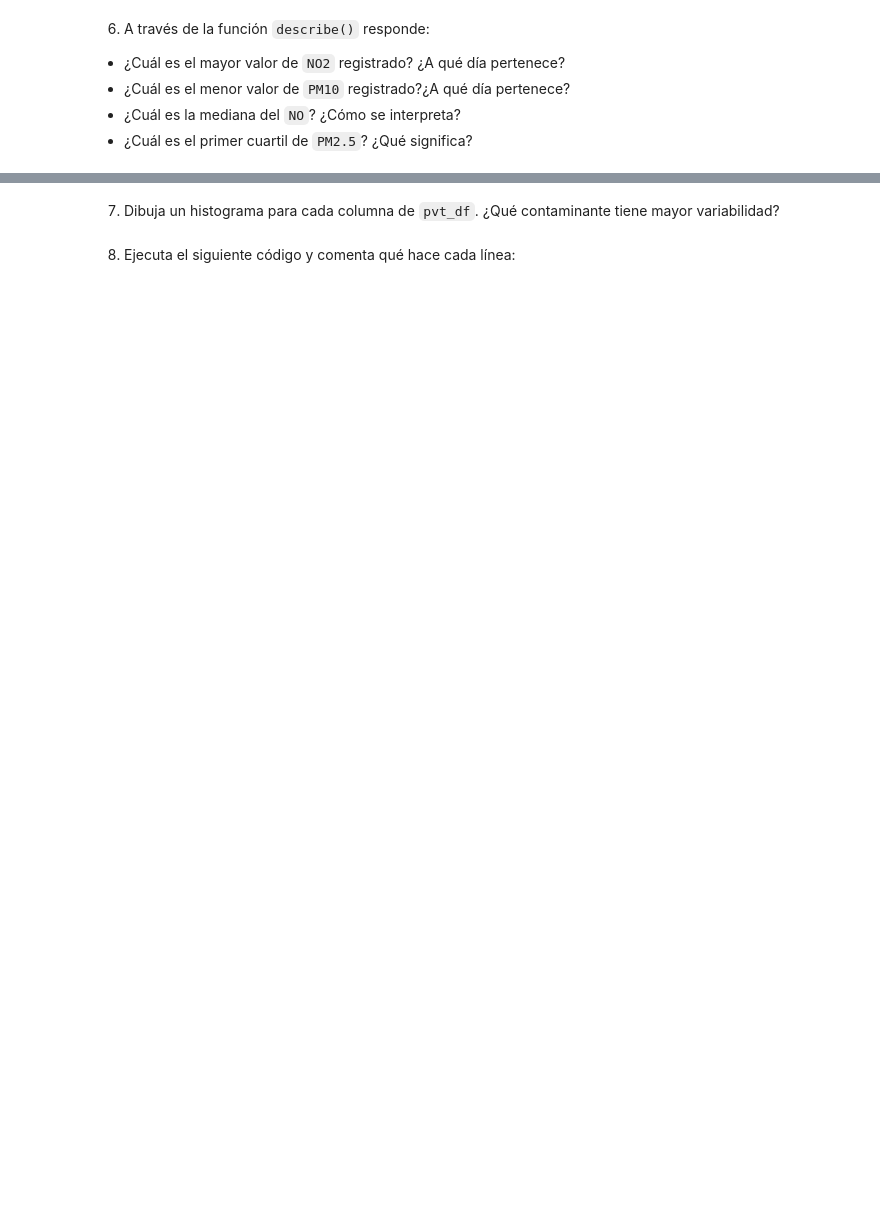
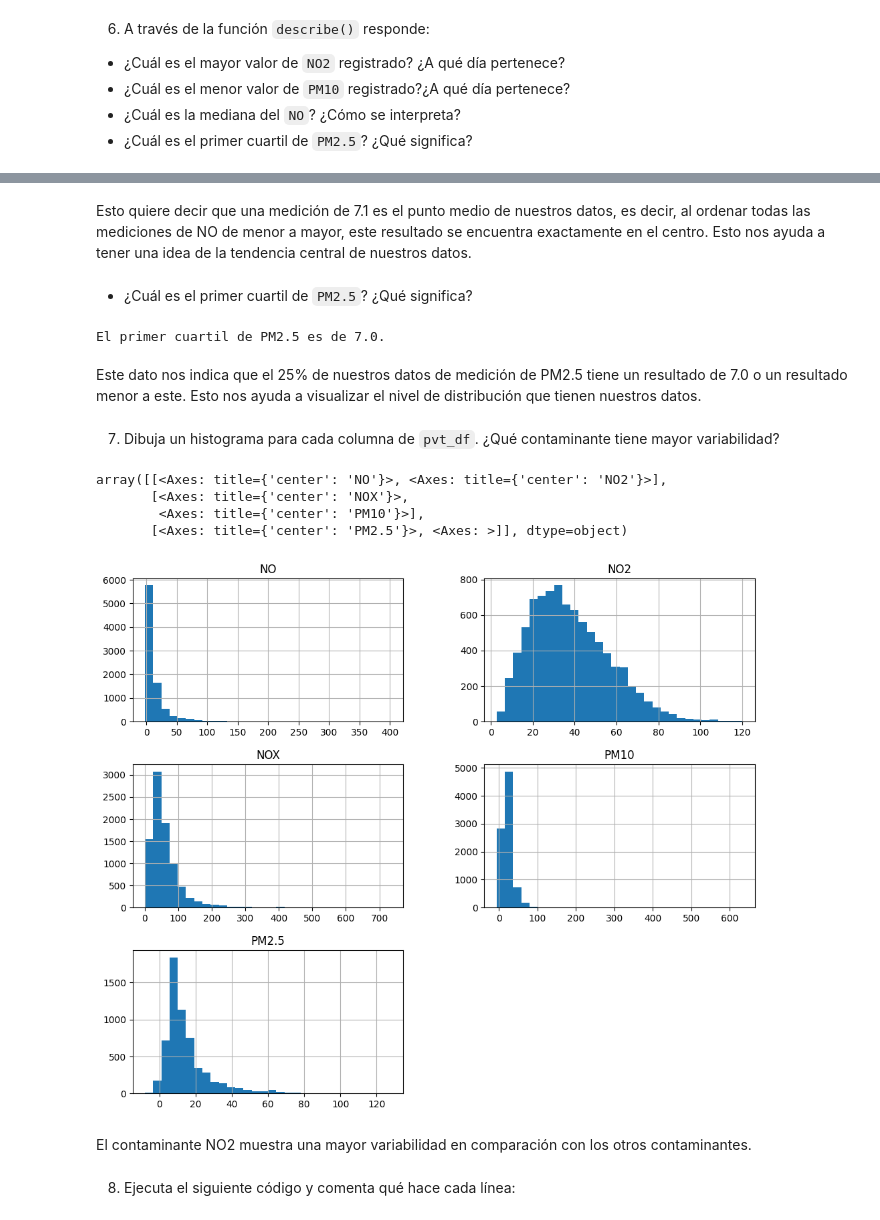
Before and after one commit to CarlosRochaCx/MNA, a Jupyter notebook: Actividad2analisisPandas_A01796914.ipynb, the cells around one changed output, grey strips where cells are left out. Cells and saved outputs as stored; diff of their text form; code cells hidden in the pictures; blank space fills up the shorter version.

```diff
--- a/Actividad2analisisPandas_A01796914.ipynb
+++ b/Actividad2analisisPandas_A01796914.ipynb
@@ -34,3 +34,7 @@ Los datos se recopilaron en una ubicación de Londres durante todo el año 2017.
 1.	Descarga el archivo: `LaqnData.csv` y guarda, en un dataframe (`air_df`), todos sus registros.
 *   Observa la estructura y contenido del dataframe con los atributos y métodos estudiados (`shape`, `columns`, `head()`, `tail()`, `dtypes`)
 *   Calcula el porcentaje de valores faltantes por columna.
+# %%
+import pandas as pd
+
+air_df = pd.read_csv('/content/drive/MyDrive/Colab Notebooks/MNA - Maestría en Inteligencia Artificial Aplicada/Ciencia y Analítica de Datos/Actividad 2/LaqnData.csv')
@@ -44,0 +143,7 @@ Los datos se recopilaron en una ubicación de Londres durante todo el año 2017.
+# %%
+columnas_sin_valor = air_df.columns[air_df.nunique() == 1]
+
+print(f'Las columnas sin valor informativo son: {columnas_sin_valor.values}')
+
+#Elimínalas del dataframe
+air_df = air_df.drop(columns=['Site','Provisional or Ratified'])
@@ -44,0 +154,6 @@ Los datos se recopilaron en una ubicación de Londres durante todo el año 2017.
+# %%
+t_units = air_df['Units'].unique()
+print(f'Los valores de la columna "Units" son: {t_units}')
+
+#Elimínala del dataframe
+air_df = air_df.drop(columns=['Units'])
@@ -49,2 +203,5 @@ Los datos se recopilaron en una ubicación de Londres durante todo el año 2017.
 # %% [markdown]
 5.	El conjunto de datos está en un formato largo. Aplique la función apropiada para cambiarlo al formato ancho (`ReadingDateTime` como índice y cada contaminante en una columna). Nombre el dataframe resultante como `pvt_df`.
+# %%
+pvt_df = air_df.pivot(index= 'ReadingDateTime', columns= 'Species', values= 'Value')
+pvt_df.head(3)
@@ -58,5 +259,27 @@ Los datos se recopilaron en una ubicación de Londres durante todo el año 2017.
+# %% [markdown]
+Esto quiere decir que una medición de 7.1 es el punto medio de nuestros datos, es decir, al ordenar todas las mediciones de NO de menor a mayor, este resultado se encuentra exactamente en el centro. Esto nos ayuda a tener una idea de la tendencia central de nuestros datos.
+# %% [markdown]
+*   ¿Cuál es el primer cuartil de `PM2.5`? ¿Qué significa?
+# %%
+primer_cuartil_PM25 = pvt_df['PM2.5'].quantile(0.25)
+
+print(f'El primer cuartil de PM2.5 es de {primer_cuartil_PM25}.')
+# %% [output]
+El primer cuartil de PM2.5 es de 7.0.
+# %% [markdown]
+Este dato nos indica que el 25% de nuestros datos de medición de PM2.5 tiene un resultado de 7.0 o un resultado menor a este. Esto nos ayuda a visualizar el nivel de distribución que tienen nuestros datos.
 # %% [markdown]
 7.	Dibuja un histograma para cada columna de `pvt_df`. ¿Qué contaminante tiene mayor variabilidad?
+# %%
+pvt_df.hist(figsize=(12,10),bins=(30))
+# %% [output]
+array([[<Axes: title={'center': 'NO'}>, <Axes: title={'center': 'NO2'}>],
+       [<Axes: title={'center': 'NOX'}>,
+        <Axes: title={'center': 'PM10'}>],
+       [<Axes: title={'center': 'PM2.5'}>, <Axes: >]], dtype=object)
+[figure, added]
+# %% [markdown]
+El contaminante NO2 muestra una mayor variabilidad en comparación con los otros contaminantes.
 # %% [markdown]
 8.	Ejecuta el siguiente código y comenta qué hace cada línea:
 # %%
```
Also changed, not shown: parts of 40 cells of this notebook.
